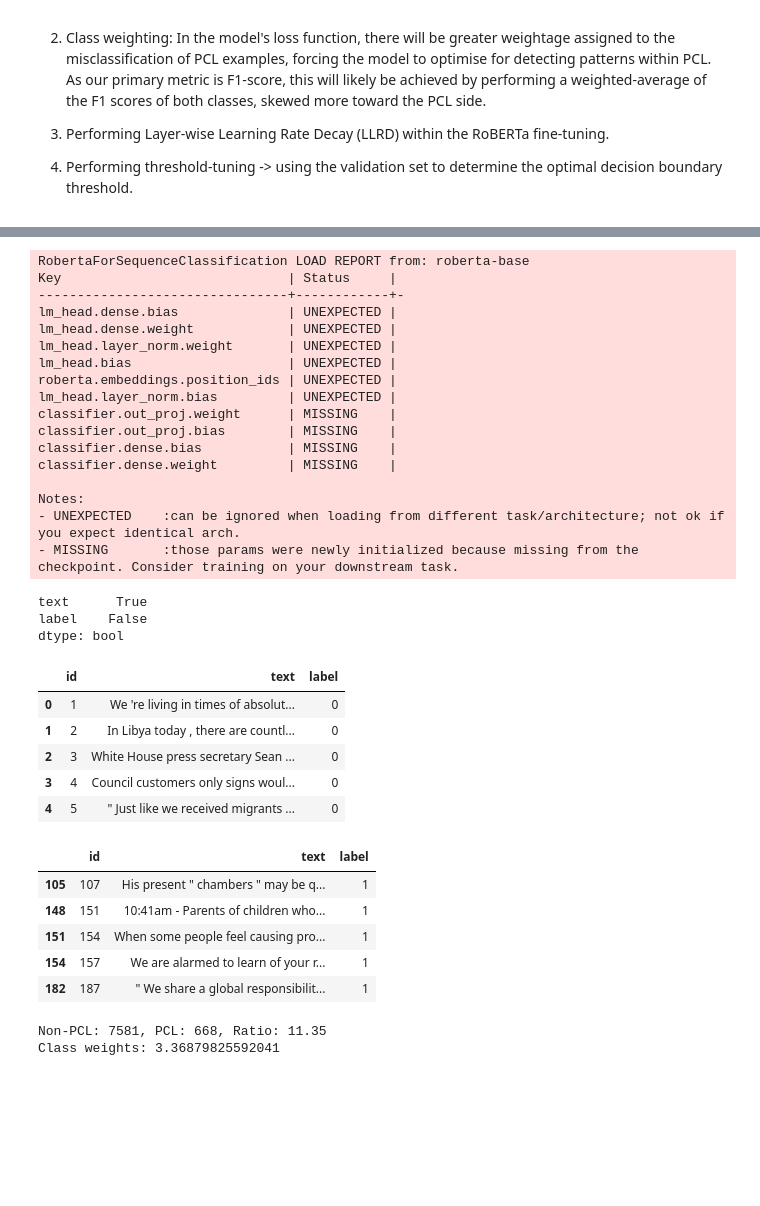
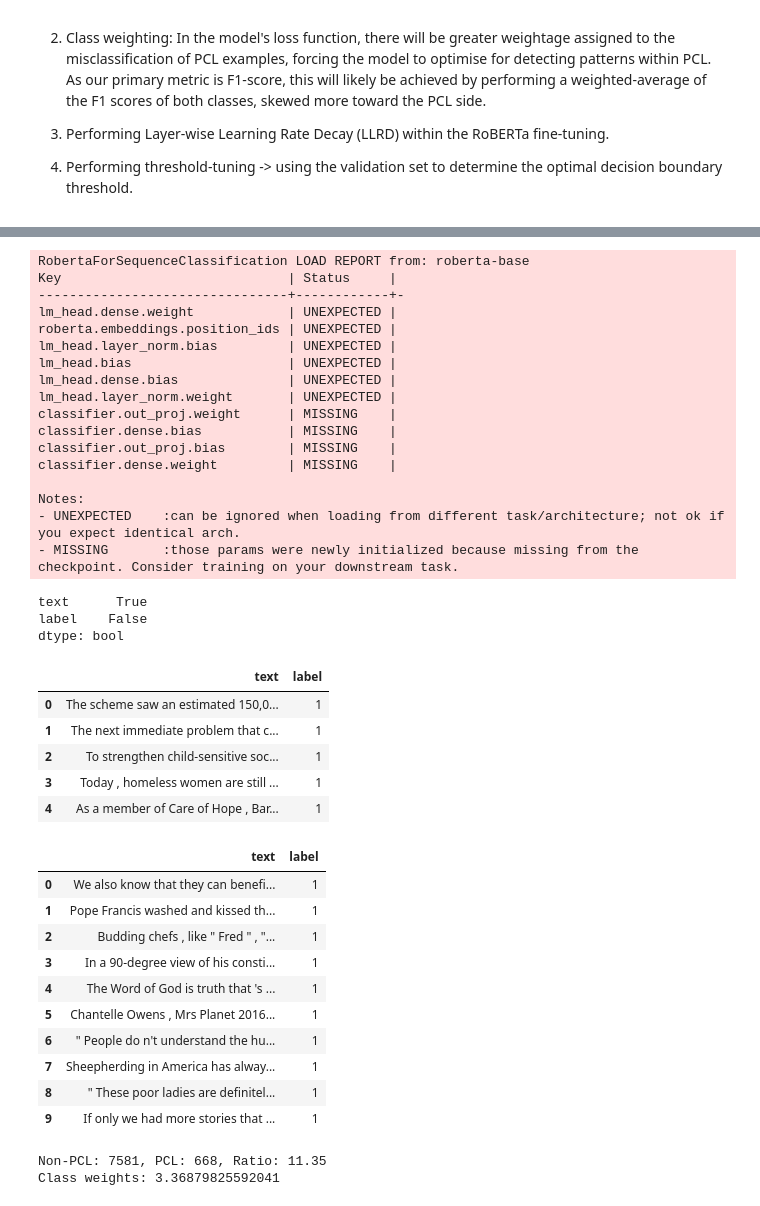
Before and after one commit to AngadK89/60035_nlp_cw, a Jupyter notebook: BestModel/stage4.ipynb, the cells around one changed output, grey strips where cells are left out. Saved outputs shown, nothing was run; the diff lists cells and outputs as text; code cells hidden in the pictures; blank space fills up the shorter version.

```diff
--- a/BestModel/stage4.ipynb
+++ b/BestModel/stage4.ipynb
@@ -26,6 +40,10 @@ import torch
 import torch.nn as nn
 # %%
 from transformers import AutoModelForSequenceClassification
+from transformers import set_seed
+
+SEED = 42
+set_seed(SEED)
 
 MODEL = "roberta-base"
 tokenizer = AutoTokenizer.from_pretrained(MODEL, use_fast=False)
@@ -33,22 +51,19 @@ model = AutoModelForSequenceClassification.from_pretrained(
     MODEL,
     num_labels=1
 )
-
-SEED = 42
-AUGMENT = True
 # %% [output]
 RobertaForSequenceClassification LOAD REPORT from: roberta-base
 Key                             | Status     |
 --------------------------------+------------+-
-lm_head.dense.bias              | UNEXPECTED |
 lm_head.dense.weight            | UNEXPECTED |
-lm_head.layer_norm.weight       | UNEXPECTED |
-lm_head.bias                    | UNEXPECTED |
 roberta.embeddings.position_ids | UNEXPECTED |
 lm_head.layer_norm.bias         | UNEXPECTED |
+lm_head.bias                    | UNEXPECTED |
+lm_head.dense.bias              | UNEXPECTED |
+lm_head.layer_norm.weight       | UNEXPECTED |
 classifier.out_proj.weight      | MISSING    |
+classifier.dense.bias           | MISSING    |
 classifier.out_proj.bias        | MISSING    |
-classifier.dense.bias           | MISSING    |
 classifier.dense.weight         | MISSING    |
 
 Notes:
@@ -66,42 +81,66 @@ null_values = data[["text", "label"]].isnull().sum() > 0
 print(null_values)
 if null_values.any():
     data = data.dropna(subset=["text", "label"]).reset_index(drop=True)
+
+# Set the "id" of the paragraphs to be the index of the dataframe
+data_by_id = data.set_index("id")
+data_ids = set(data_by_id.index)
 # %% [output]
 text      True
 label    False
 dtype: bool
 # %%
+from datasets import Dataset
+
 # Splitting data into train and dev sets
 TRAIN_PATH = f"{DATA_FOLDER_PATH}/train_semeval_parids-labels.csv"
 DEV_PATH = f"{DATA_FOLDER_PATH}/dev_semeval_parids-labels.csv"
-DATASET_FEATURES = ["id", "text", "label"]
+DATASET_FEATURES = ["text", "label"]
+
+TRAIN_BATCH_SIZE = 16
+NUM_EPOCHS = 20
+
+def construct_valid_dataset(df):
+    ids = df["par_id"].tolist()
+
+    # Select rows in the exact order of ids
+    present_ids = [i for i in ids if i in data_ids]
+    filtered_data = data_by_id.loc[present_ids, DATASET_FEATURES].reset_index(drop=True)
+
+    return filtered_data
+
 
 train_df = pd.read_csv(TRAIN_PATH)
 dev_df = pd.read_csv(DEV_PATH)
 
-train_data = data[data["id"].isin(train_df["par_id"])][DATASET_FEATURES]
-val_data = data[data["id"].isin(dev_df["par_id"])][DATASET_FEATURES]
+train_data = construct_valid_dataset(train_df)
+val_data = construct_valid_dataset(dev_df)
 
 # Validate we have both labels in both sets
 assert(train_data["label"].nunique() == 2 and val_data["label"].nunique() == 2)
 
 train_data.to_csv(f"{DATA_FOLDER_PATH}/train_data.csv")
 val_data.to_csv(f"{DATA_FOLDER_PATH}/val_data.csv")
 
 display(train_data.head())
-display(val_data.head())
+display(val_data.head(10))
 # %% [output]
-|  | id | text | label |
-| 0 | 1 | We 're living in times of absolut... | 0 |
-| 1 | 2 | In Libya today , there are countl... | 0 |
-| 2 | 3 | White House press secretary Sean ... | 0 |
-| 3 | 4 | Council customers only signs woul... | 0 |
-| 4 | 5 | " Just like we received migrants ... | 0 |
+|  | text | label |
+| 0 | The scheme saw an estimated 150,0... | 1 |
+| 1 | The next immediate problem that c... | 1 |
+| 2 | To strengthen child-sensitive soc... | 1 |
+| 3 | Today , homeless women are still ... | 1 |
+| 4 | As a member of Care of Hope , Bar... | 1 |
-|  | id | text | label |
-| 105 | 107 | His present " chambers " may be q... | 1 |
-| 148 | 151 | 10:41am - Parents of children who... | 1 |
-| 151 | 154 | When some people feel causing pro... | 1 |
-| 154 | 157 | We are alarmed to learn of your r... | 1 |
-| 182 | 187 | " We share a global responsibilit... | 1 |
+|  | text | label |
+| 0 | We also know that they can benefi... | 1 |
+| 1 | Pope Francis washed and kissed th... | 1 |
+| 2 | Budding chefs , like " Fred " , "... | 1 |
+| 3 | In a 90-degree view of his consti... | 1 |
+| 4 | The Word of God is truth that 's ... | 1 |
+| 5 | Chantelle Owens , Mrs Planet 2016... | 1 |
+| 6 | " People do n't understand the hu... | 1 |
+| 7 | Sheepherding in America has alway... | 1 |
+| 8 | " These poor ladies are definitel... | 1 |
+| 9 | If only we had more stories that ... | 1 |
 # %%
 # Determine class imbalance and weights to apply
```
Also changed, not shown: parts of 17 cells of this notebook, 4 other files.
